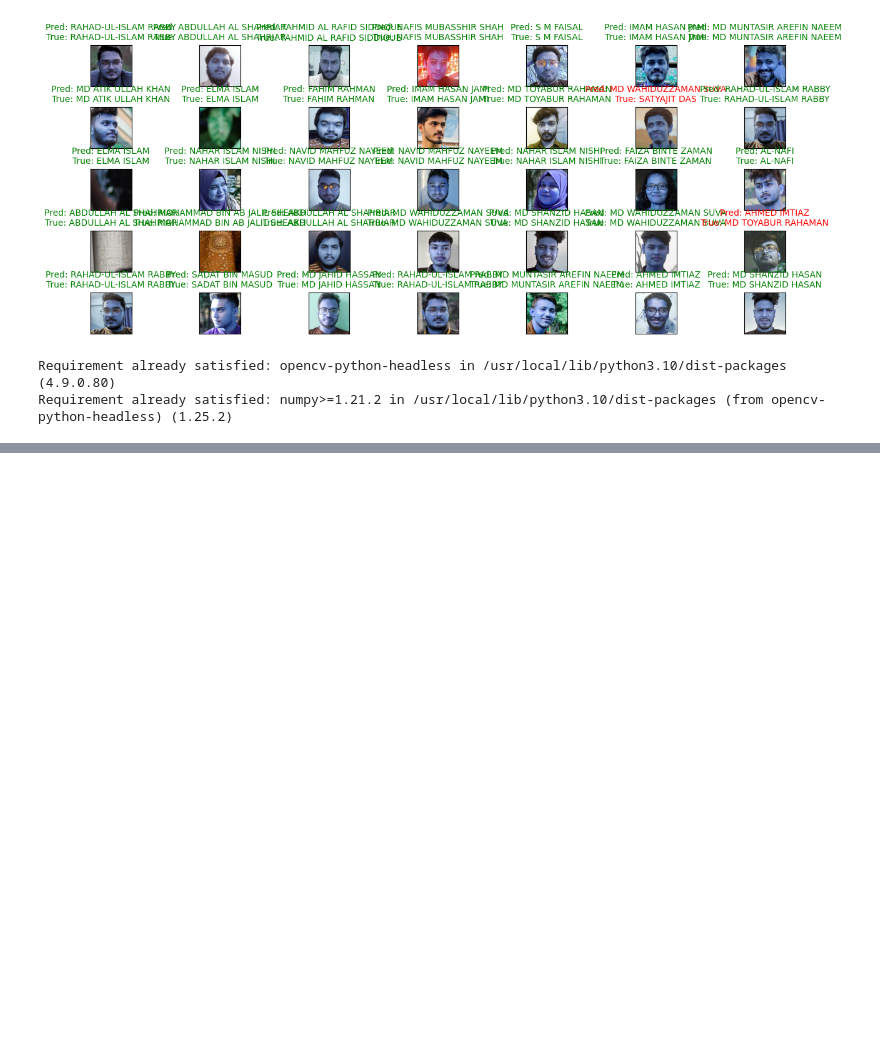
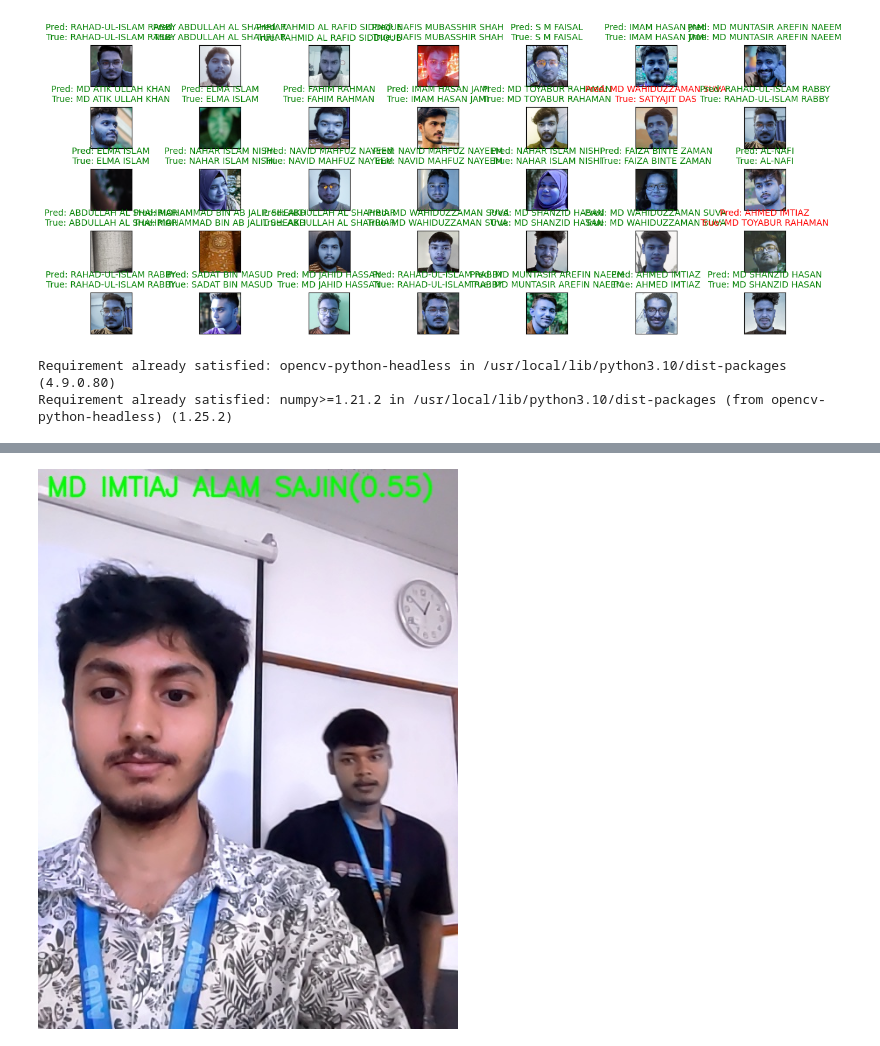
Before and after one commit to Imtiaj-Sajin/Face-Recognition-using-CNN_resnet50, a Jupyter notebook: Face_Recognition_v1.ipynb, the cells around one changed output, grey strips where cells are left out. Cells and saved outputs as stored; diff of their text form; code cells hidden in the pictures; blank space fills up the shorter version.

```diff
--- a/Face_Recognition_v1.ipynb
+++ b/Face_Recognition_v1.ipynb
@@ -362,11 +340,7 @@ Epoch 10/10
 # %%
 from keras.models import load_model
 
-model.save("/content/drive/MyDrive/ML Data/Face Recognition.h5")
+model = load_model("/content/drive/MyDrive/ML Data/Face Recognition/Face Recognition.h5")
-# %%
-from keras.models import load_model
-
-model = load_model("/content/drive/MyDrive/ML Data/Face Recognition.h5")
 # %%
 predictions = model.predict(train_imgs)
 # %% [output]
@@ -452,7 +419,7 @@ from IPython.display import display, Javascript
 from google.colab.output import eval_js
 from base64 import b64decode
 
-def take_photo(filename='photo.jpg', quality=0.8):
+def take_photo(filename='photo.jpg', quality=1.0):
   js = Javascript('''
     async function takePhoto(quality) {
       const div = document.createElement('div');
@@ -469,10 +436,8 @@ def take_photo(filename='photo.jpg', quality=0.8):
       video.srcObject = stream;
       await video.play();
 
-      // Resize the output to fit the video element.
       google.colab.output.setIframeHeight(document.documentElement.scrollHeight, true);
 
-      // Wait for Capture to be clicked.
       await new Promise((resolve) => capture.onclick = resolve);
 
       const canvas = document.createElement('canvas');
@@ -588,0 +529,12 @@ Saved to photo.jpg
+# %%
+def Open_Cam_Predict():
+  try:
+    clear_output(wait=True)
+    filename = take_photo()
+    print('Saved to {}'.format(filename))
+    predict_from_image(filename)
+  except Exception as err:
+    print(str(err))
+# %%
+Open_Cam_Predict()
+# %% [output]
@@ -588,0 +544 @@ Saved to photo.jpg
+[figure, added]
```
Also changed, not shown: parts of 17 cells of this notebook.
